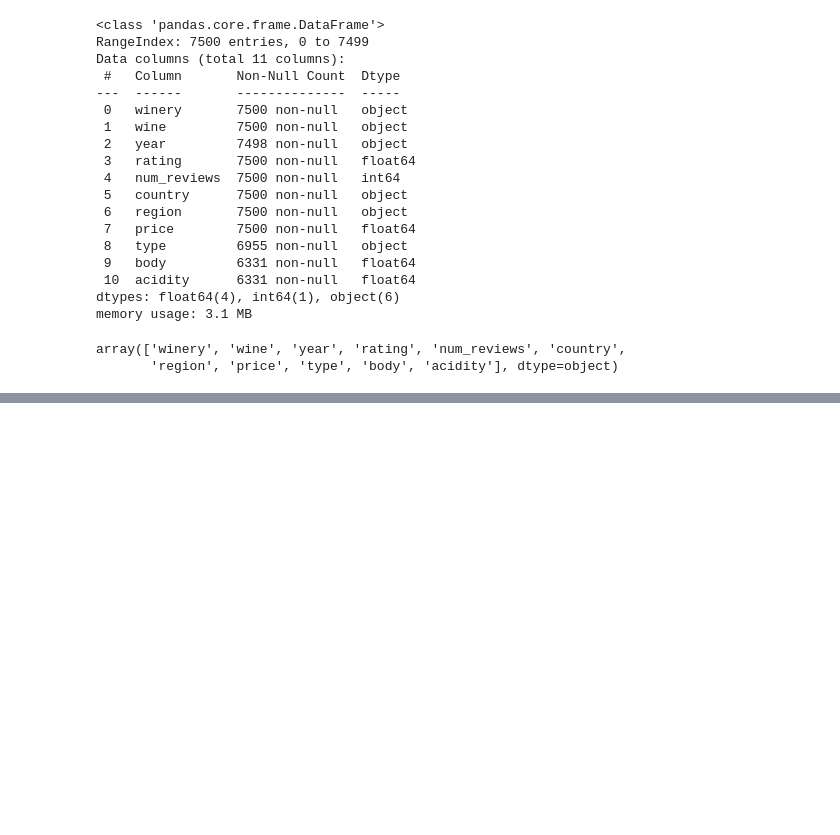
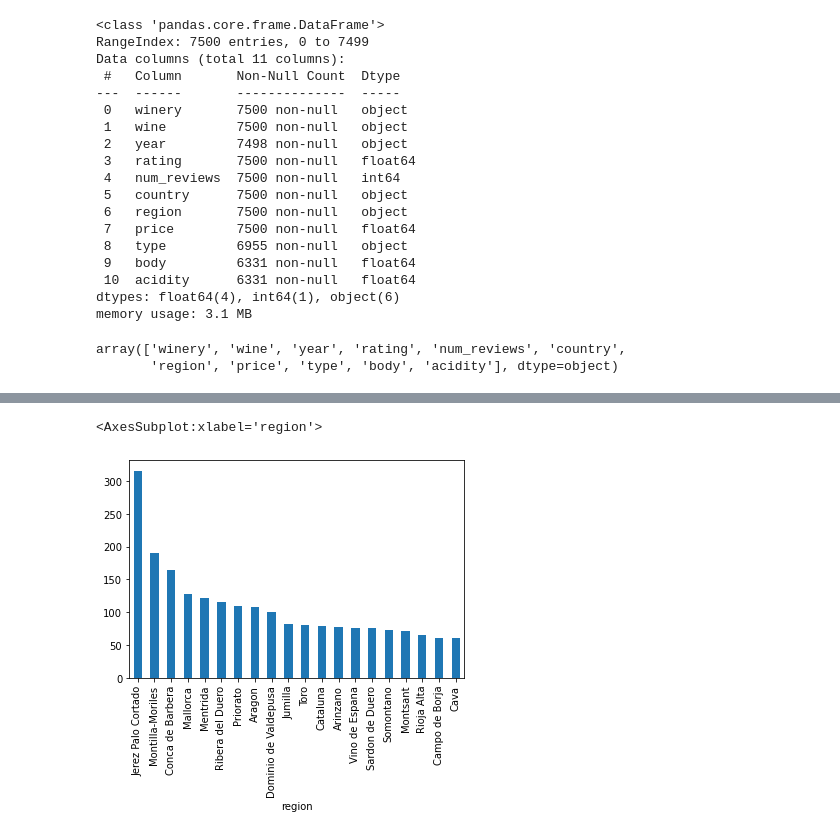
Before and after one commit to OrianAmpuero/ETL-PROJECT, a Jupyter notebook: DATA/DATA CLEAN.ipynb, the cells around one changed output, grey strips where cells are left out. Drawn from its saved outputs; the diff is of its cells as text; code cells hidden in the pictures; blank space fills up the shorter version.

```diff
--- a/DATA/DATA CLEAN.ipynb
+++ b/DATA/DATA CLEAN.ipynb
@@ -84,0 +164,7 @@ df.namecolumn.unique()
+# %%
+# TOP 20 regiones/precio promedio
+
+df.groupby('region')['price'].mean().sort_values(ascending=False).head(20).plot.bar()
+# %% [output]
+<AxesSubplot:xlabel='region'>
+[figure, added]
```
Also changed, not shown: parts of 18 cells of this notebook, 4 other files.
